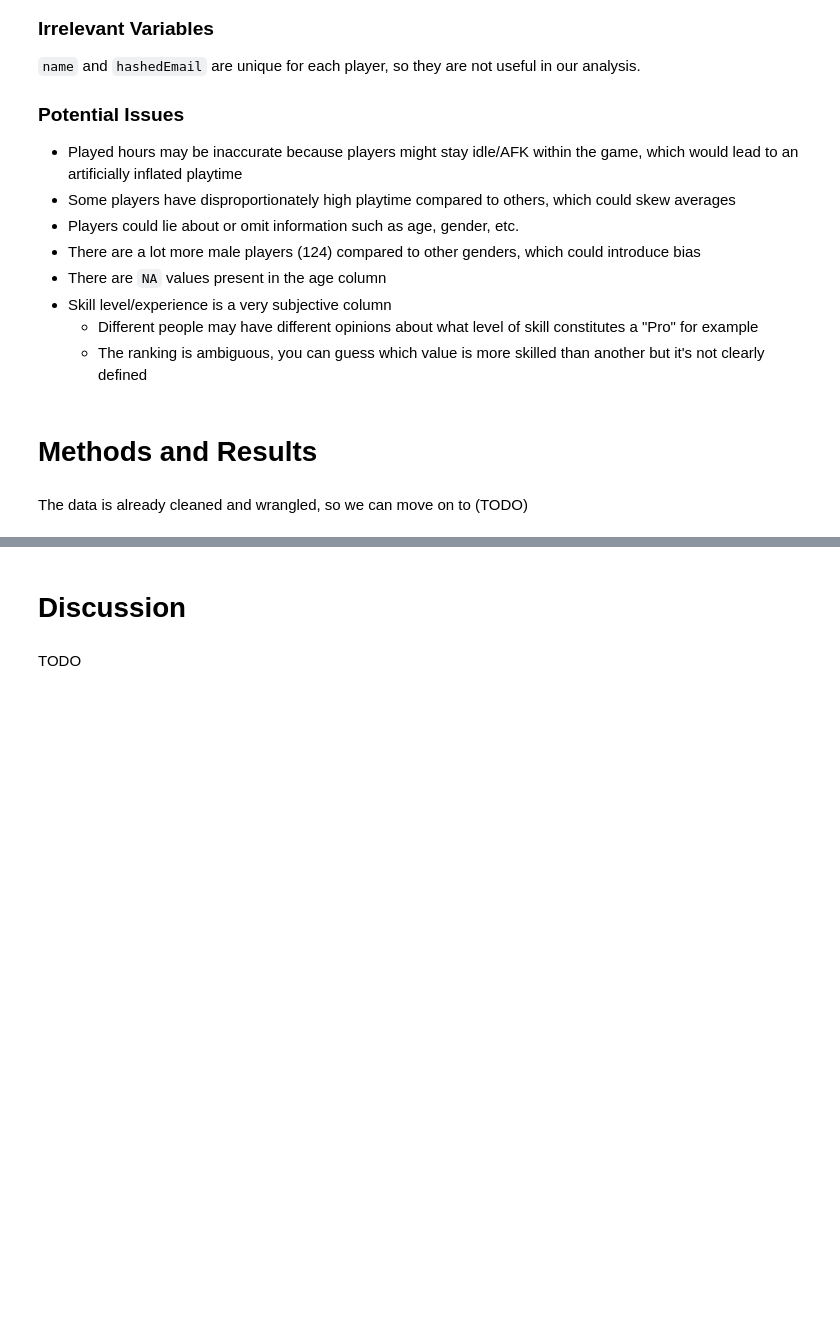
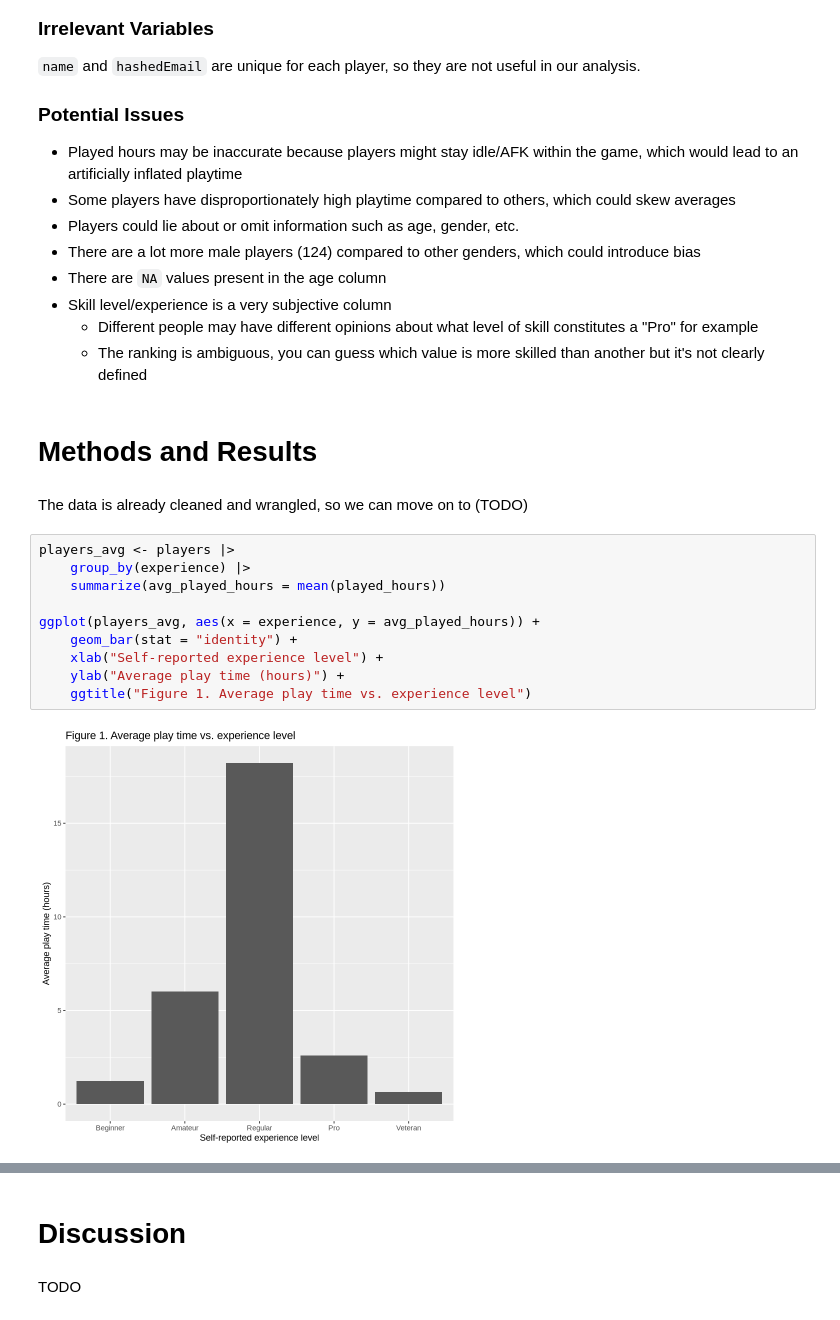
Before and after one commit to Xh193/ubc-dsci100-21, a Jupyter notebook: group-project.ipynb, the cells around one changed output, grey strips where cells are left out. Saved outputs shown, nothing was run; the diff lists cells and outputs as text; blank space fills up the shorter version.

Commit message:
add a figure

```diff
--- a/group-project.ipynb
+++ b/group-project.ipynb
@@ -70,4 +88,16 @@ The `players.csv` file is a comma-separated CSV file with 7 columns and 196 rows
 # Methods and Results
 # %% [markdown]
 The data is already cleaned and wrangled, so we can move on to (TODO)
+# %%
+players_avg <- players |>
+    group_by(experience) |>
+    summarize(avg_played_hours = mean(played_hours))
+
+ggplot(players_avg, aes(x = experience, y = avg_played_hours)) +
+    geom_bar(stat = "identity") +
+    xlab("Self-reported experience level") +
+    ylab("Average play time (hours)") +
+    ggtitle("Figure 1. Average play time vs. experience level")
+# %% [output]
+[figure, added]
 # %%
```
Also changed, not shown: parts of 2 cells of this notebook.
